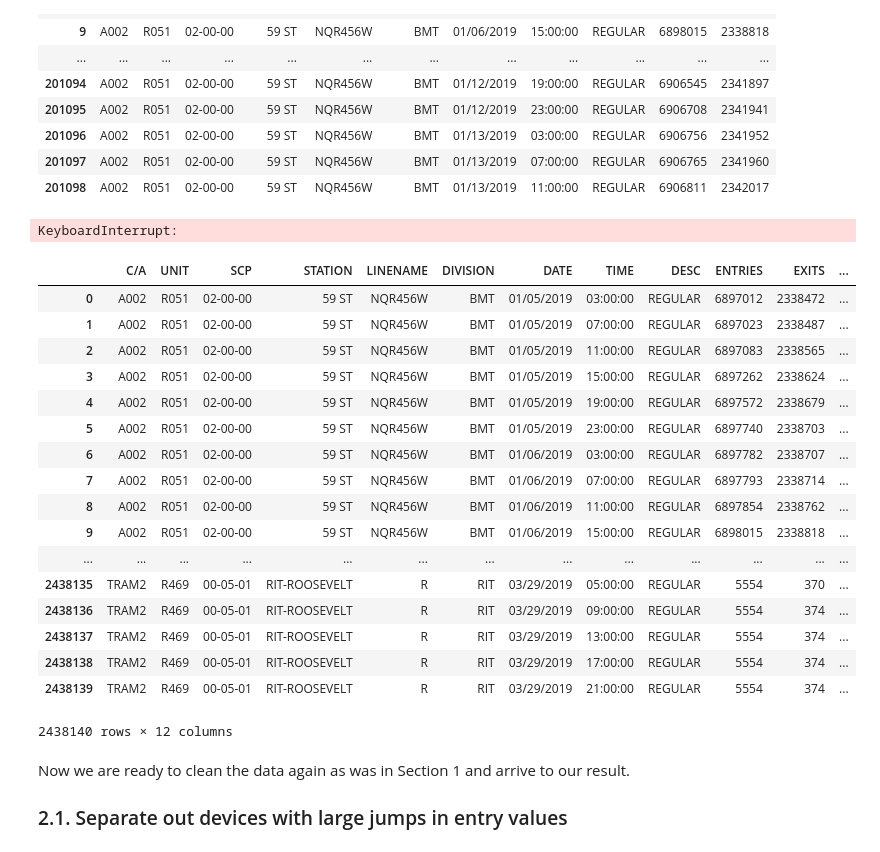
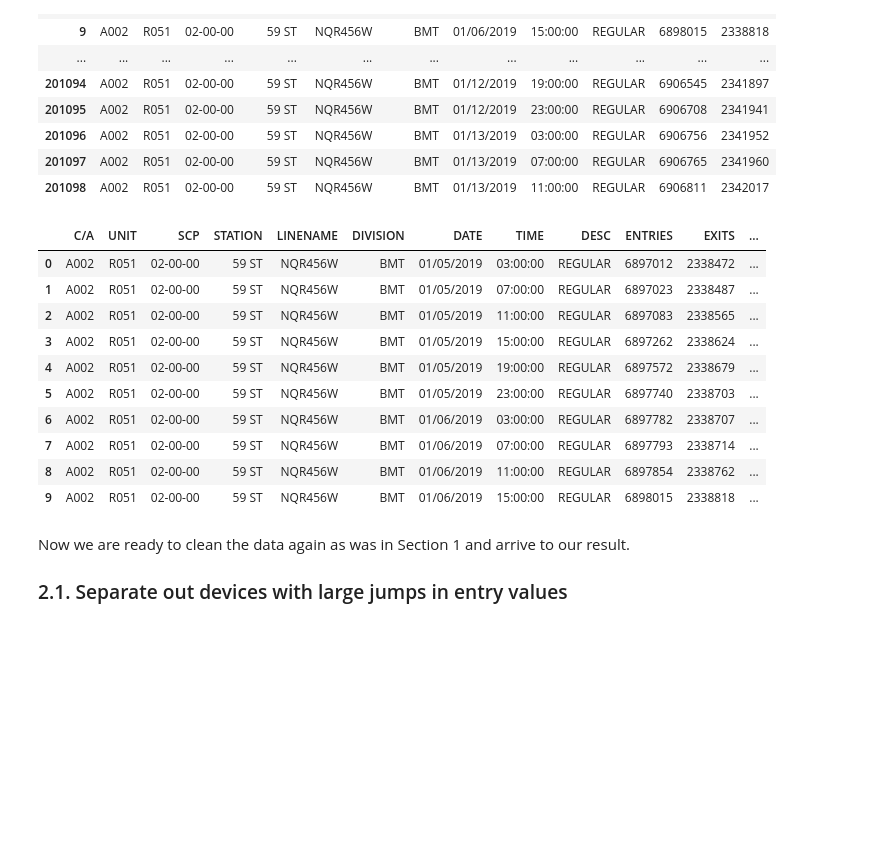
Before and after one commit to youngjeong46/MTA, a Jupyter notebook: Project 1 MTA.ipynb, the cells around one changed output. Cells and saved outputs as stored; diff of their text form; code cells hidden in the pictures; blank space fills up the shorter version.

```diff
--- a/Project 1 MTA.ipynb
+++ b/Project 1 MTA.ipynb
@@ -288,29 +270,21 @@ full_data_sorted[(full_data_sorted[cols]==first).all(1)].head(50)
 # %%
 full_data_sorted["DATETIME"]=full_data_sorted["DATE"]+' '+full_data_sorted["TIME"]
 full_data_sorted["DATETIME"]=pd.to_datetime(full_data_sorted["DATETIME"])
+full_data_sorted["DAY"]=full_data_sorted["DATETIME"].dt.day_name()
-# %% [output]
-KeyboardInterrupt:
 # %%
-full_data_sorted
+full_data_sorted.head(10)
 # %% [output]
 |  | C/A | UNIT | SCP | STATION | LINENAME | DIVISION | DATE | TIME | DESC | ENTRIES | EXITS | ... |
 | 0 | A002 | R051 | 02-00-00 | 59 ST | NQR456W | BMT | 01/05/2019 | 03:00:00 | REGULAR | 6897012 | 2338472 | ... |
 | 1 | A002 | R051 | 02-00-00 | 59 ST | NQR456W | BMT | 01/05/2019 | 07:00:00 | REGULAR | 6897023 | 2338487 | ... |
 | 2 | A002 | R051 | 02-00-00 | 59 ST | NQR456W | BMT | 01/05/2019 | 11:00:00 | REGULAR | 6897083 | 2338565 | ... |
 | 3 | A002 | R051 | 02-00-00 | 59 ST | NQR456W | BMT | 01/05/2019 | 15:00:00 | REGULAR | 6897262 | 2338624 | ... |
 | 4 | A002 | R051 | 02-00-00 | 59 ST | NQR456W | BMT | 01/05/2019 | 19:00:00 | REGULAR | 6897572 | 2338679 | ... |
 | 5 | A002 | R051 | 02-00-00 | 59 ST | NQR456W | BMT | 01/05/2019 | 23:00:00 | REGULAR | 6897740 | 2338703 | ... |
 | 6 | A002 | R051 | 02-00-00 | 59 ST | NQR456W | BMT | 01/06/2019 | 03:00:00 | REGULAR | 6897782 | 2338707 | ... |
 | 7 | A002 | R051 | 02-00-00 | 59 ST | NQR456W | BMT | 01/06/2019 | 07:00:00 | REGULAR | 6897793 | 2338714 | ... |
 | 8 | A002 | R051 | 02-00-00 | 59 ST | NQR456W | BMT | 01/06/2019 | 11:00:00 | REGULAR | 6897854 | 2338762 | ... |
 | 9 | A002 | R051 | 02-00-00 | 59 ST | NQR456W | BMT | 01/06/2019 | 15:00:00 | REGULAR | 6898015 | 2338818 | ... |
-| ... | ... | ... | ... | ... | ... | ... | ... | ... | ... | ... | ... | ... |
-| 2438135 | TRAM2 | R469 | 00-05-01 | RIT-ROOSEVELT | R | RIT | 03/29/2019 | 05:00:00 | REGULAR | 5554 | 370 | ... |
-| 2438136 | TRAM2 | R469 | 00-05-01 | RIT-ROOSEVELT | R | RIT | 03/29/2019 | 09:00:00 | REGULAR | 5554 | 374 | ... |
-| 2438137 | TRAM2 | R469 | 00-05-01 | RIT-ROOSEVELT | R | RIT | 03/29/2019 | 13:00:00 | REGULAR | 5554 | 374 | ... |
-| 2438138 | TRAM2 | R469 | 00-05-01 | RIT-ROOSEVELT | R | RIT | 03/29/2019 | 17:00:00 | REGULAR | 5554 | 374 | ... |
-| 2438139 | TRAM2 | R469 | 00-05-01 | RIT-ROOSEVELT | R | RIT | 03/29/2019 | 21:00:00 | REGULAR | 5554 | 374 | ... |
-2438140 rows × 12 columns
 # %% [markdown]
 Now we are ready to clean the data again as was in Section 1 and arrive to our result.
 
```
Also changed, not shown: parts of 17 cells of this notebook, 2 other files.
